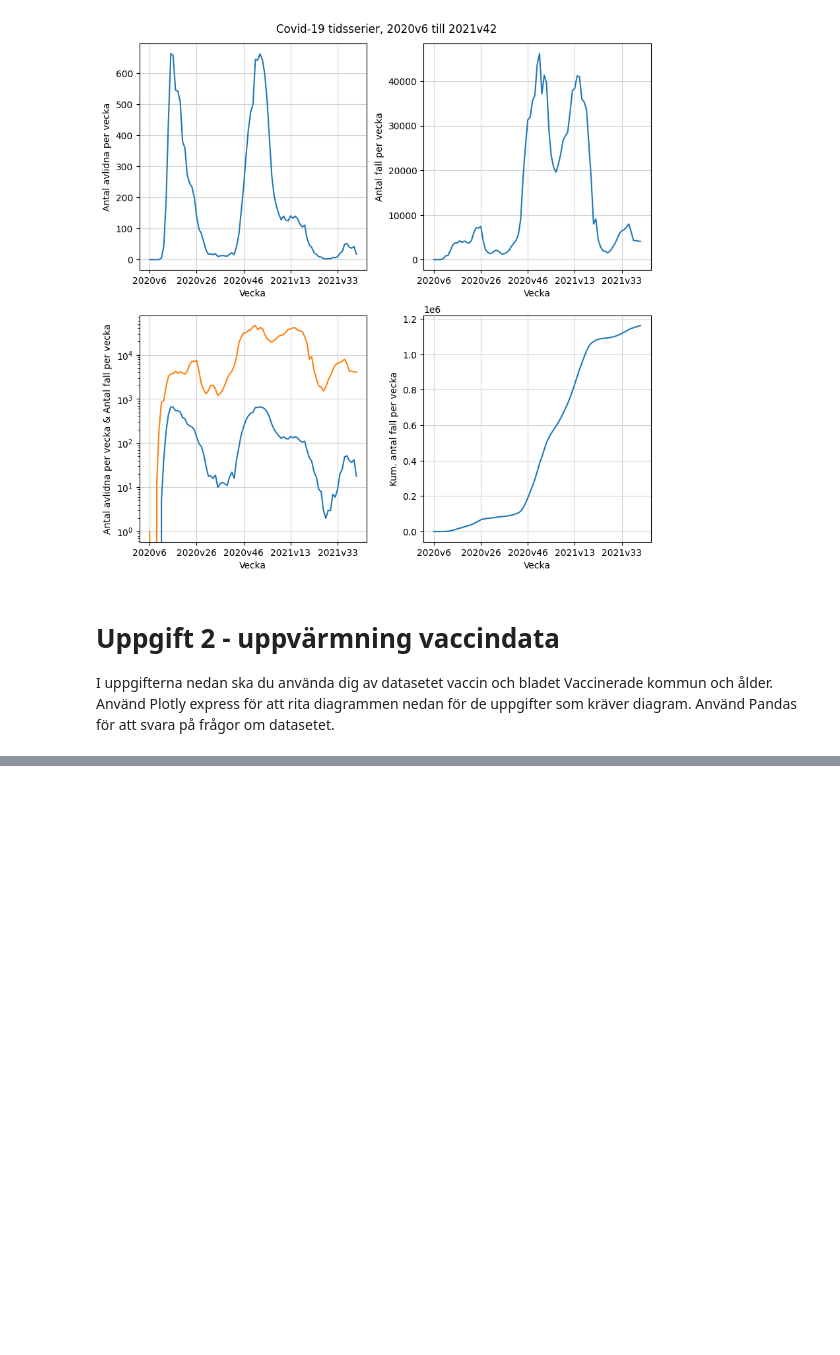
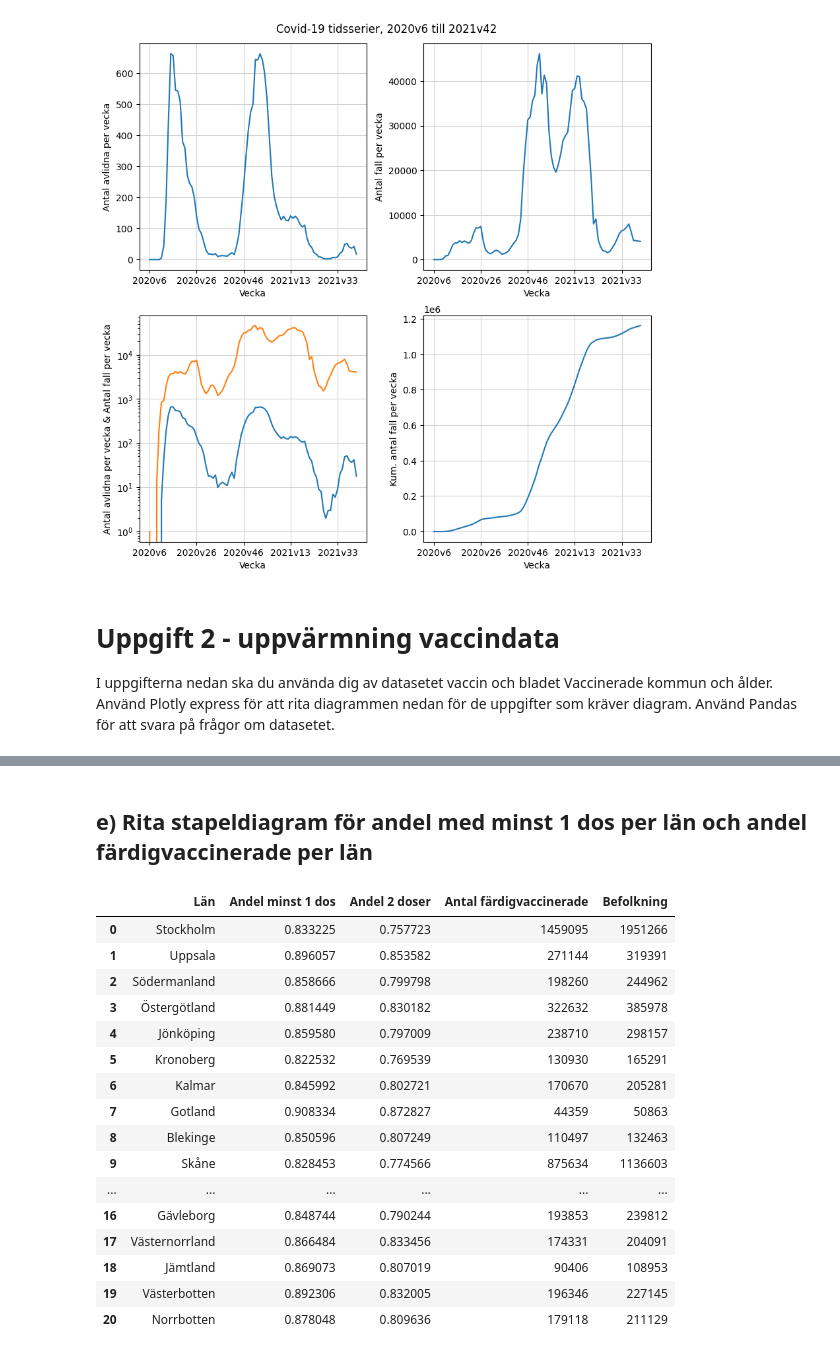
Before and after one commit to jwiegert/databehandling-joachim-wiegert, a Jupyter notebook: labs/lab1/jwiegert_lab1.ipynb, the cells around one changed output, grey strips where cells are left out. Cells and saved outputs as stored; diff of their text form; code cells hidden in the pictures; blank space fills up the shorter version.

```diff
--- a/labs/lab1/jwiegert_lab1.ipynb
+++ b/labs/lab1/jwiegert_lab1.ipynb
@@ -257,0 +276,74 @@ f) Rita ett stapeldiagram med län i x-axeln och staplar för befolkning > 16år
+# %% [markdown]
+## e) Rita stapeldiagram för andel med minst 1 dos per län och andel färdigvaccinerade per län
+# %%
+# Setup a dataframe for 2e to 2f
+# Per län:
+# 'Andel minst 1 dos'
+# 'Andel färdigvaccinerade'
+# 'Befolkning'
+# 'Antal 1 dos...
+# 'Antal färdigvaccinerade'
+
+
+# Create an array with Läns
+laen_name = c19se_vaccine['Län_namn'].unique()
+
+# Create an array/list with 1 dose of each län
+portion_one_dose = []
+portion_two_dose = []
+population = []
+number_one_dose = []
+number_two_dose = []
+
+for n in range(Nlaen):
+
+    portion_one_dose.append(
+        c19se_vaccine[c19se_vaccine['Län_namn'] == laen_name[n]]['Andel minst 1 dos'].sum() /\
+        len(c19se_vaccine[c19se_vaccine['Län_namn'] == laen_name[n]])
+    )
+
+    portion_two_dose.append(
+        c19se_vaccine[c19se_vaccine['Län_namn'] == laen_name[n]]['Andel färdigvaccinerade'].sum() /\
+        len(c19se_vaccine[c19se_vaccine['Län_namn'] == laen_name[n]])
+    )
+
+    population.append(
+        c19se_vaccine[c19se_vaccine['Län_namn'] == laen_name[n]]['Befolkning'].sum()
+    )
+
+    number_one_dose.append(
+        c19se_vaccine[c19se_vaccine['Län_namn'] == laen_name[n]]['Antal minst 1 dos'].sum()
+    )
+
+    number_two_dose.append(
+        c19se_vaccine[c19se_vaccine['Län_namn'] == laen_name[n]]['Antal färdigvaccinerade'].sum()
+    )
+
+# Gather them in a new dataframe
+vaccine_per_laen = pd.DataFrame({
+    'Län':pd.Series({n:laen_name[n] for n in range(Nlaen)}),
+    'Andel minst 1 dos':pd.Series({n:portion_one_dose[n] for n in range(Nlaen)}),
+    'Andel 2 doser':pd.Series({n:portion_two_dose[n] for n in range(Nlaen)}),
+    'Befolkning':pd.Series({n:population[n] for n in range(Nlaen)}),
+    'Antal minst 1 dos':pd.Series({n:number_one_dose[n] for n in range(Nlaen)}),
+    'Antal 2 doser':pd.Series({n:number_two_dose[n] for n in range(Nlaen)})
+})
+vaccine_per_laen
+# %% [output]
+|  | Län | Andel minst 1 dos | Andel 2 doser | Antal färdigvaccinerade | Befolkning |
+| 0 | Stockholm | 0.833225 | 0.757723 | 1459095 | 1951266 |
+| 1 | Uppsala | 0.896057 | 0.853582 | 271144 | 319391 |
+| 2 | Södermanland | 0.858666 | 0.799798 | 198260 | 244962 |
+| 3 | Östergötland | 0.881449 | 0.830182 | 322632 | 385978 |
+| 4 | Jönköping | 0.859580 | 0.797009 | 238710 | 298157 |
+| 5 | Kronoberg | 0.822532 | 0.769539 | 130930 | 165291 |
+| 6 | Kalmar | 0.845992 | 0.802721 | 170670 | 205281 |
+| 7 | Gotland | 0.908334 | 0.872827 | 44359 | 50863 |
+| 8 | Blekinge | 0.850596 | 0.807249 | 110497 | 132463 |
+| 9 | Skåne | 0.828453 | 0.774566 | 875634 | 1136603 |
+| ... | ... | ... | ... | ... | ... |
+| 16 | Gävleborg | 0.848744 | 0.790244 | 193853 | 239812 |
+| 17 | Västernorrland | 0.866484 | 0.833456 | 174331 | 204091 |
+| 18 | Jämtland | 0.869073 | 0.807019 | 90406 | 108953 |
+| 19 | Västerbotten | 0.892306 | 0.832005 | 196346 | 227145 |
+| 20 | Norrbotten | 0.878048 | 0.809636 | 179118 | 211129 |
```
Also changed, not shown: parts of 11 cells of this notebook, 5 other files.
